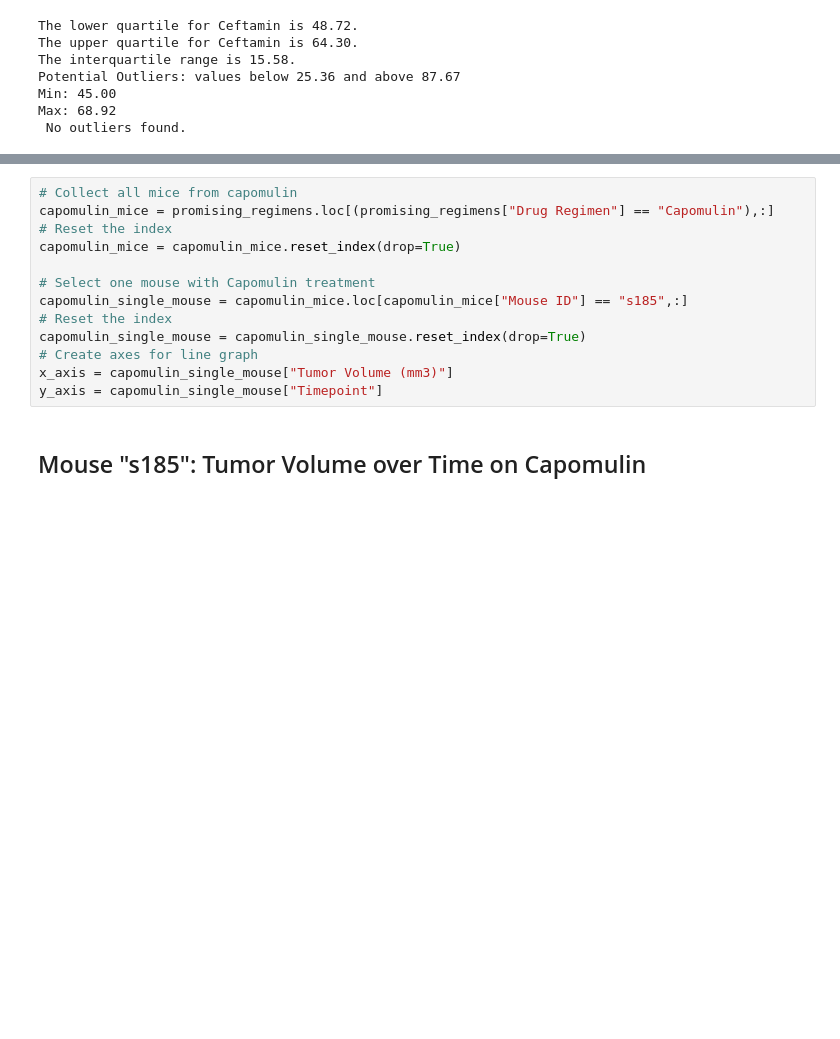
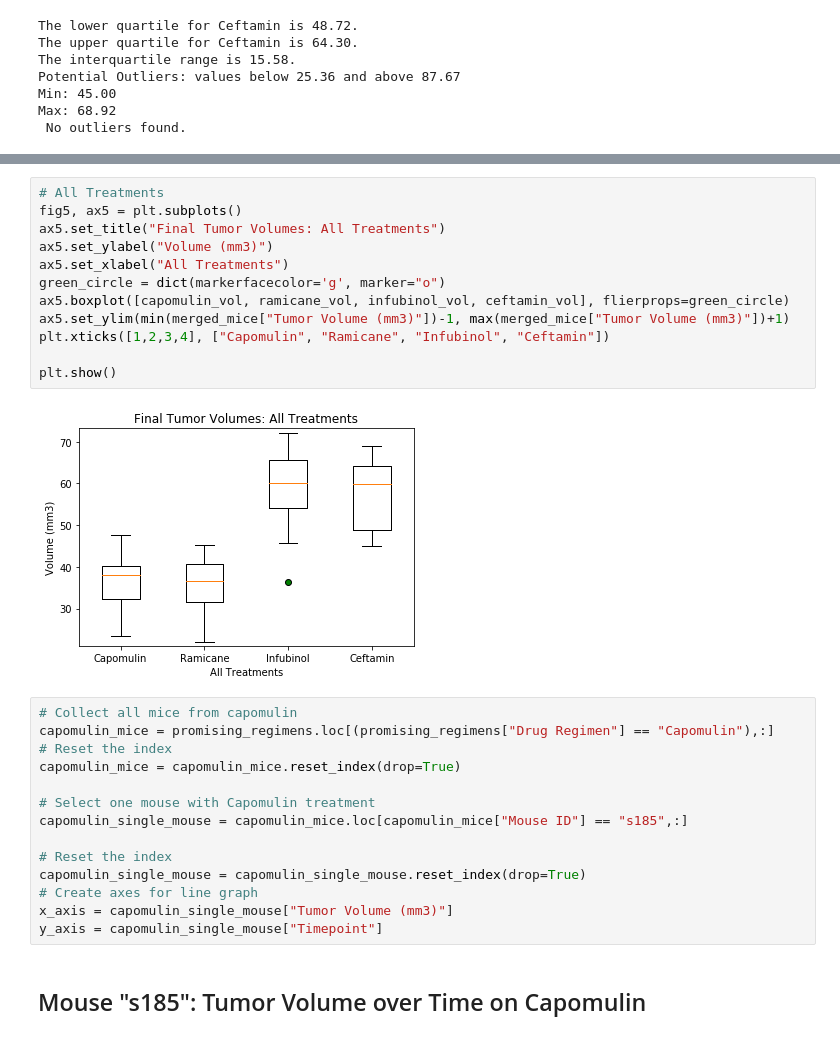
Before and after one commit to juliabrunett/matplotlib-challenge, a Jupyter notebook: Pymaceuticals/pymaceuticals.ipynb, the cells around one changed output, grey strips where cells are left out. Saved outputs shown, nothing was run; the diff lists cells and outputs as text; blank space fills up the shorter version.

```diff
--- a/Pymaceuticals/pymaceuticals.ipynb
+++ b/Pymaceuticals/pymaceuticals.ipynb
@@ -612,3 +596,17 @@ plt.show()
+# %%
+# All Treatments
+fig5, ax5 = plt.subplots()
+ax5.set_title("Final Tumor Volumes: All Treatments")
+ax5.set_ylabel("Volume (mm3)")
+ax5.set_xlabel("All Treatments")
+green_circle = dict(markerfacecolor='g', marker="o")
+ax5.boxplot([capomulin_vol, ramicane_vol, infubinol_vol, ceftamin_vol], flierprops=green_circle)
+ax5.set_ylim(min(merged_mice["Tumor Volume (mm3)"])-1, max(merged_mice["Tumor Volume (mm3)"])+1)
+plt.xticks([1,2,3,4], ["Capomulin", "Ramicane", "Infubinol", "Ceftamin"])
+
+plt.show()
+# %% [output]
+[figure, added]
 # %%
 # Collect all mice from capomulin
 capomulin_mice = promising_regimens.loc[(promising_regimens["Drug Regimen"] == "Capomulin"),:]
@@ -617,6 +615,7 @@ capomulin_mice = capomulin_mice.reset_index(drop=True)
 
 # Select one mouse with Capomulin treatment
 capomulin_single_mouse = capomulin_mice.loc[capomulin_mice["Mouse ID"] == "s185",:]
+
 # Reset the index
 capomulin_single_mouse = capomulin_single_mouse.reset_index(drop=True)
 # Create axes for line graph
```
Also changed, not shown: parts of 22 cells of this notebook.
